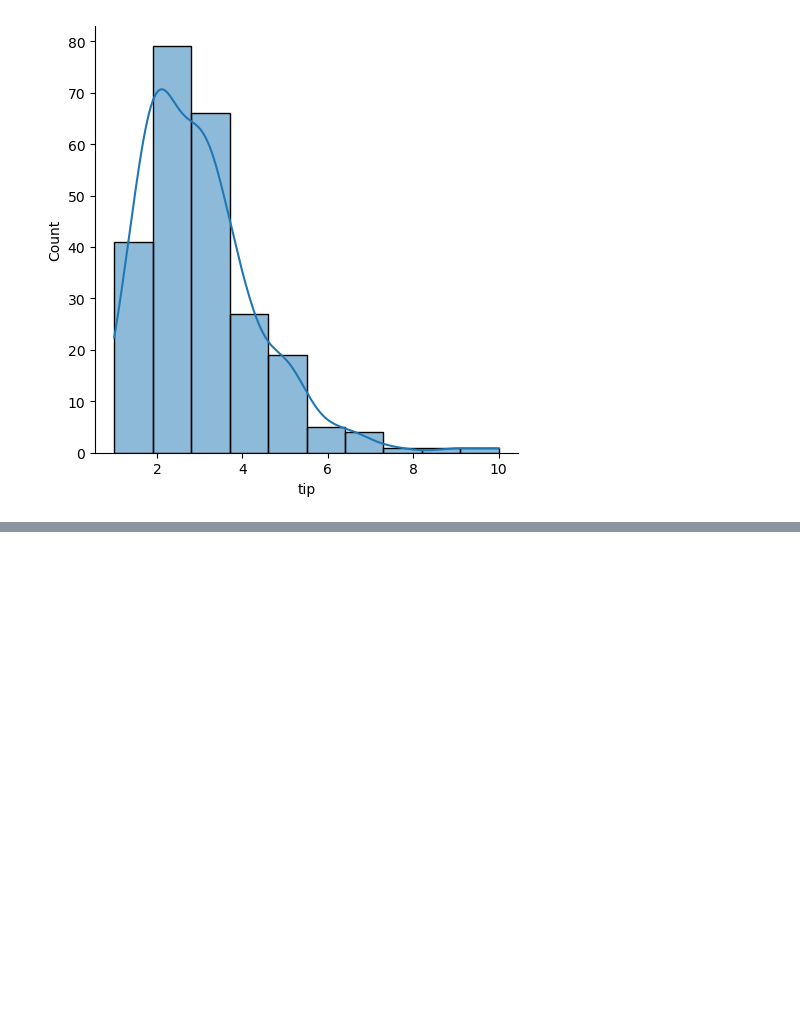
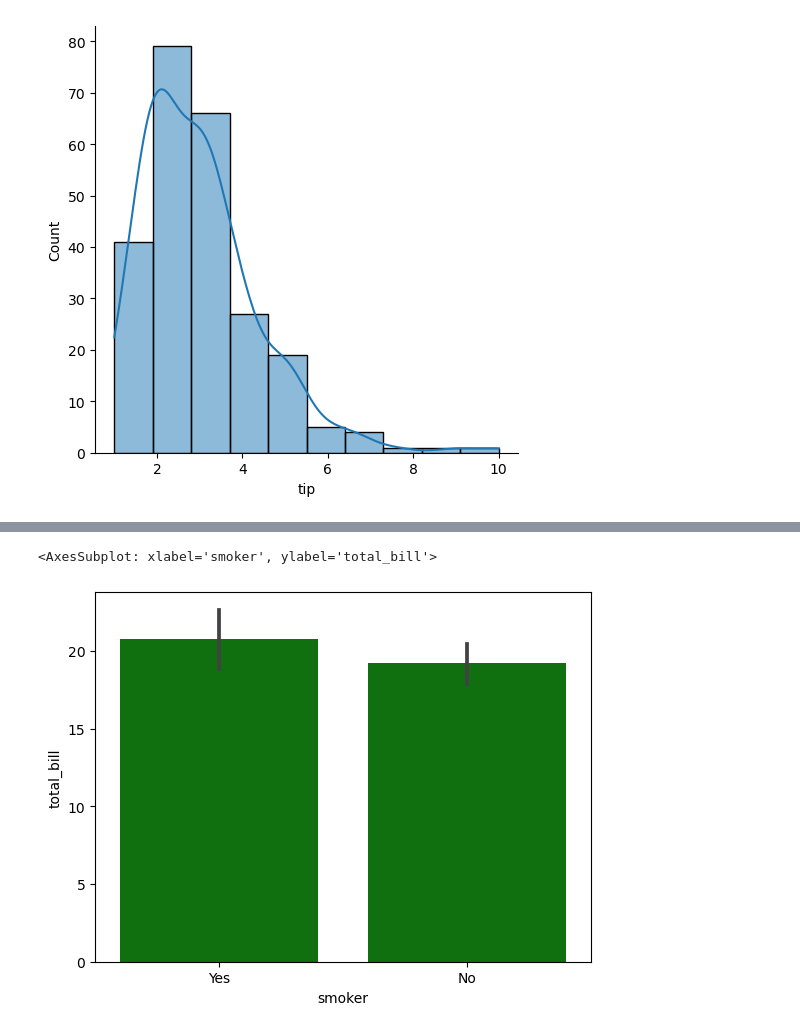
Before and after one commit to BibekRai44/Hands-on-Machine-Learning, a Jupyter notebook: DS/test.ipynb, the cells around one changed output, grey strips where cells are left out. Cells and saved outputs as stored; diff of their text form; code cells hidden in the pictures; blank space fills up the shorter version.

```diff
--- a/DS/test.ipynb
+++ b/DS/test.ipynb
@@ -138,0 +167,5 @@ sns.displot(df['tip'],kde=True,bins=10)
+# %%
+sns.barplot(x=df['smoker'],y=df['total_bill'],data=df,color='green')
+# %% [output]
+<AxesSubplot: xlabel='smoker', ylabel='total_bill'>
+[figure, added]
```
Also changed, not shown: parts of 7 cells of this notebook.
